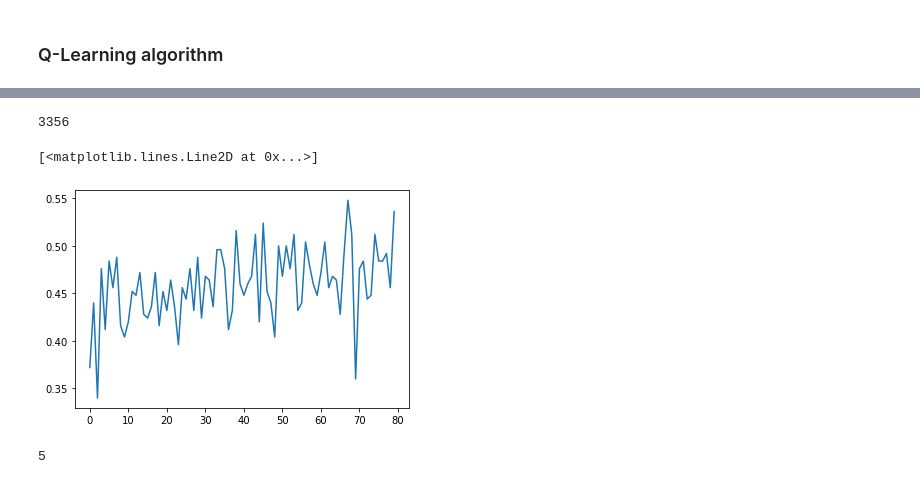
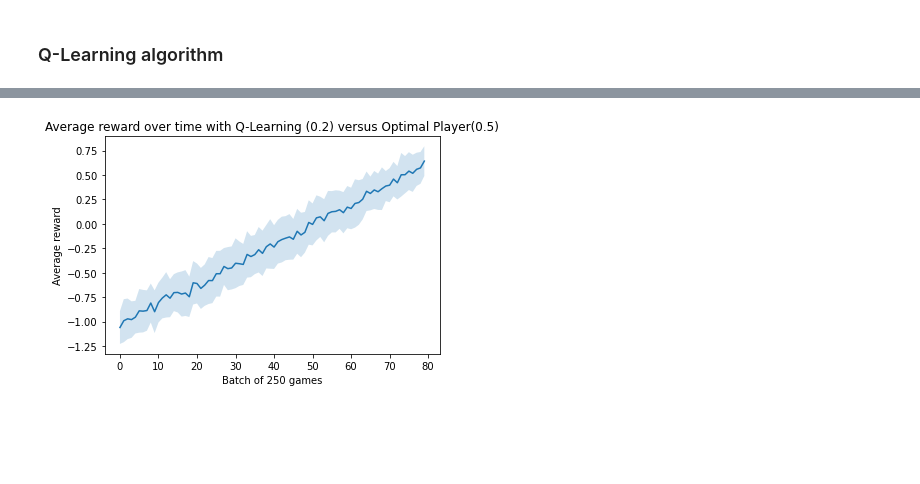
Before and after one commit to fraborg99/ANN---project, a Jupyter notebook: project/tic_tac_toe.ipynb, the cells around one changed output, grey strips where cells are left out. Saved outputs shown, nothing was run; the diff lists cells and outputs as text; code cells hidden in the pictures; blank space fills up the shorter version.

```diff
--- a/project/tic_tac_toe.ipynb
+++ b/project/tic_tac_toe.ipynb
@@ -421,14 +404,0 @@ X  is about to play on  1
-# %%
-np.sum(np.array(count[10000:]))
-# %% [output]
-3356
-# %%
-import matplotlib.pyplot as plt
-plt.plot(np.arange(80),[np.sum(i==1)/250 for i in np.split(np.array(count), 80)])
-# %% [output]
-[<matplotlib.lines.Line2D at 0x...>]
-[figure, removed]
-# %%
-len(count)
-# %% [output]
-5
@@ -434,0 +407,12 @@ len(count)
+# %%
+import matplotlib.pyplot as plt
+mean = np.array([np.mean((np.sum(np.array(results), axis = 0)/5)[i*250:(i+1)*250]) for i in range(80)])
+var = np.array([np.var((np.sum(np.array(results), axis = 0)/5)[i*250:(i+1)*250]) for i in range(80)])
+plt.plot(np.arange(80),mean)
+plt.fill_between(np.arange(80), mean-var/2, mean+var/2, alpha = 0.2)
+plt.title("Average reward over time with Q-Learning (0.2) versus Optimal Player(0.5)")
+plt.xlabel("Batch of 250 games")
+plt.ylabel("Average reward")
+np.save("Q1", results)
+# %% [output]
+[figure, added]
```
Also changed, not shown: parts of 3 cells of this notebook.
